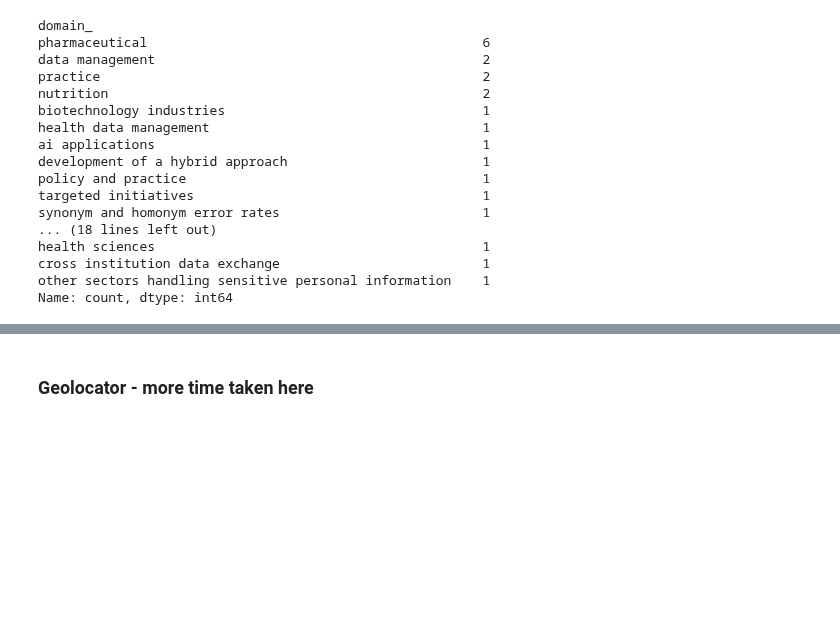
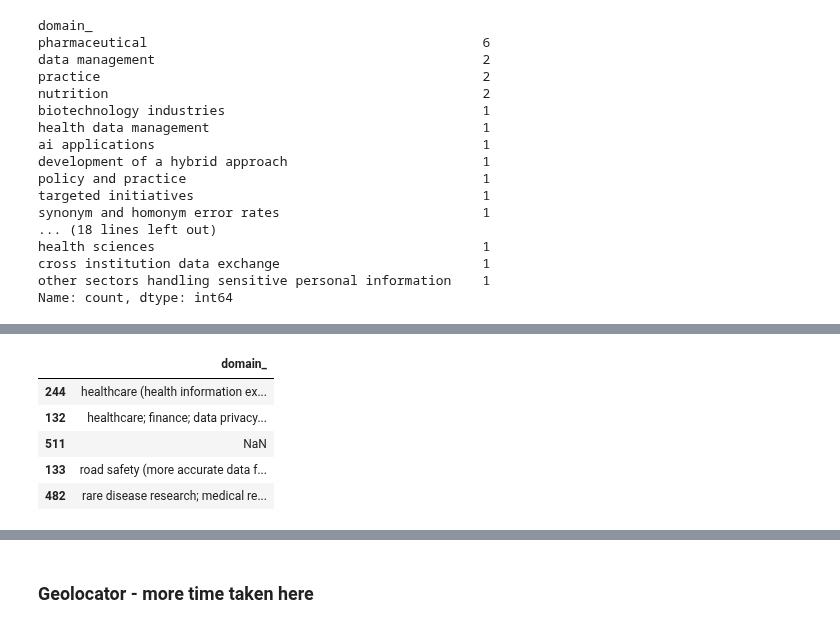
Before and after one commit to dmainagithub/dm-pprl-work, a Jupyter notebook: Scoping_Review_Work_Colab.ipynb, the cells around one changed output, grey strips where cells are left out. Cells and saved outputs as stored; diff of their text form; code cells hidden in the pictures; blank space fills up the shorter version.

```diff
--- a/Scoping_Review_Work_Colab.ipynb
+++ b/Scoping_Review_Work_Colab.ipynb
@@ -490,3 +496,13 @@ Other (all <1% categories): 19 (2.5%)
+# %%
+sample = df_raw.sample(10, random_state=1)[['domain_']].copy()
+sample.head()
+# %% [output]
+|  | domain_ |
+| 244 | healthcare (health information ex... |
+| 132 | healthcare; finance; data privacy... |
+| 511 | NaN |
+| 133 | road safety (more accurate data f... |
+| 482 | rare disease research; medical re... |
 # %%
 # 1. Total should match
 print(summary['count'].sum())
```
Also changed, not shown: parts of 34 cells of this notebook.
